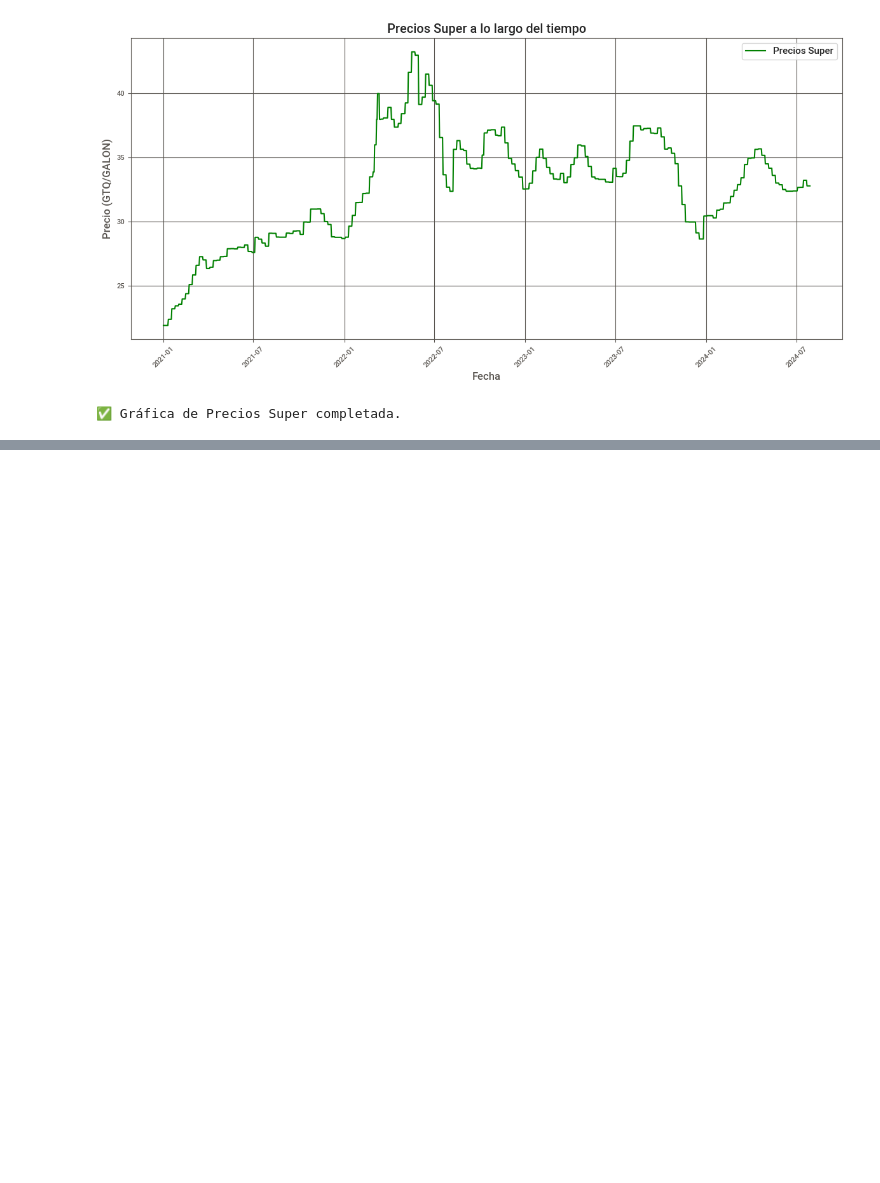
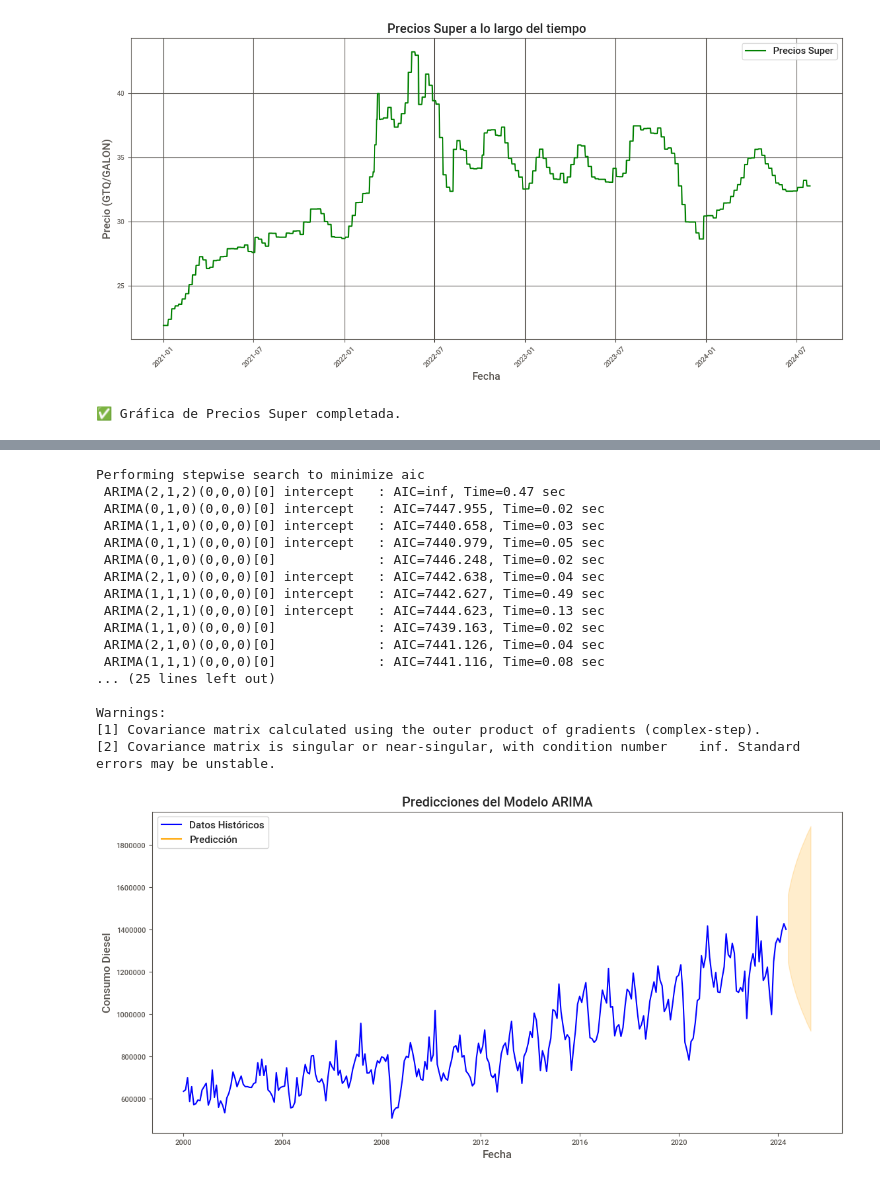
Before and after one commit to Dahernandezsilve/Lab02_Data-Science, a Jupyter notebook: Lab02.ipynb, the cells around one changed output, grey strips where cells are left out. Cells and saved outputs as stored; diff of their text form; code cells hidden in the pictures; blank space fills up the shorter version.

```diff
--- a/Lab02.ipynb
+++ b/Lab02.ipynb
@@ -358,0 +495,49 @@ plotTimeSeries(serieConsumoDiesel, serieImportacionRegular, seriePreciosSuper)
+# %%
+serie_diesel = serieConsumoDiesel['Diesel']
+
+# Ajustar el modelo ARIMA automáticamente
+modelo_auto = auto_arima(serie_diesel,
+                          seasonal=False,  # Si no es estacional
+                          stepwise=True,   # Si utilizar pasos para encontrar el mejor modelo
+                          trace=True)      # Mostrar el progreso
+
+# Resumen del modelo
+print(modelo_auto.summary())
+
+# Realizar predicciones
+n_periodos = 12  # Número de períodos a predecir (por ejemplo, 12 meses)
+predicciones, errores = modelo_auto.predict(n_periods=n_periodos, return_conf_int=True)
+
+# Crear un DataFrame para las predicciones
+fechas_futuras = pd.date_range(start=serie_diesel.index[-1] + pd.Timedelta(days=1), periods=n_periodos, freq='M')
+df_predicciones = pd.DataFrame(predicciones, index=fechas_futuras, columns=['Predicción'])
+
+# Graficar resultados
+plt.figure(figsize=(12, 6))
+plt.plot(serie_diesel, label='Datos Históricos', color='blue')
+plt.plot(df_predicciones, label='Predicción', color='orange')
+plt.fill_between(fechas_futuras, errores[:, 0], errores[:, 1], color='orange', alpha=0.2)
+plt.title('Predicciones del Modelo ARIMA')
+plt.xlabel('Fecha')
+plt.ylabel('Consumo Diesel')
+plt.legend()
+plt.show()
+# %% [output]
+Performing stepwise search to minimize aic
+ ARIMA(2,1,2)(0,0,0)[0] intercept   : AIC=inf, Time=0.47 sec
+ ARIMA(0,1,0)(0,0,0)[0] intercept   : AIC=7447.955, Time=0.02 sec
+ ARIMA(1,1,0)(0,0,0)[0] intercept   : AIC=7440.658, Time=0.03 sec
+ ARIMA(0,1,1)(0,0,0)[0] intercept   : AIC=7440.979, Time=0.05 sec
+ ARIMA(0,1,0)(0,0,0)[0]             : AIC=7446.248, Time=0.02 sec
+ ARIMA(2,1,0)(0,0,0)[0] intercept   : AIC=7442.638, Time=0.04 sec
+ ARIMA(1,1,1)(0,0,0)[0] intercept   : AIC=7442.627, Time=0.49 sec
+ ARIMA(2,1,1)(0,0,0)[0] intercept   : AIC=7444.623, Time=0.13 sec
+ ARIMA(1,1,0)(0,0,0)[0]             : AIC=7439.163, Time=0.02 sec
+ ARIMA(2,1,0)(0,0,0)[0]             : AIC=7441.126, Time=0.04 sec
+ ARIMA(1,1,1)(0,0,0)[0]             : AIC=7441.116, Time=0.08 sec
+... (25 lines left out)
+
+Warnings:
+[1] Covariance matrix calculated using the outer product of gradients (complex-step).
+[2] Covariance matrix is singular or near-singular, with condition number    inf. Standard errors may be unstable.
+[figure, added]
```
Also changed, not shown: parts of 11 cells of this notebook, 1 other file.
